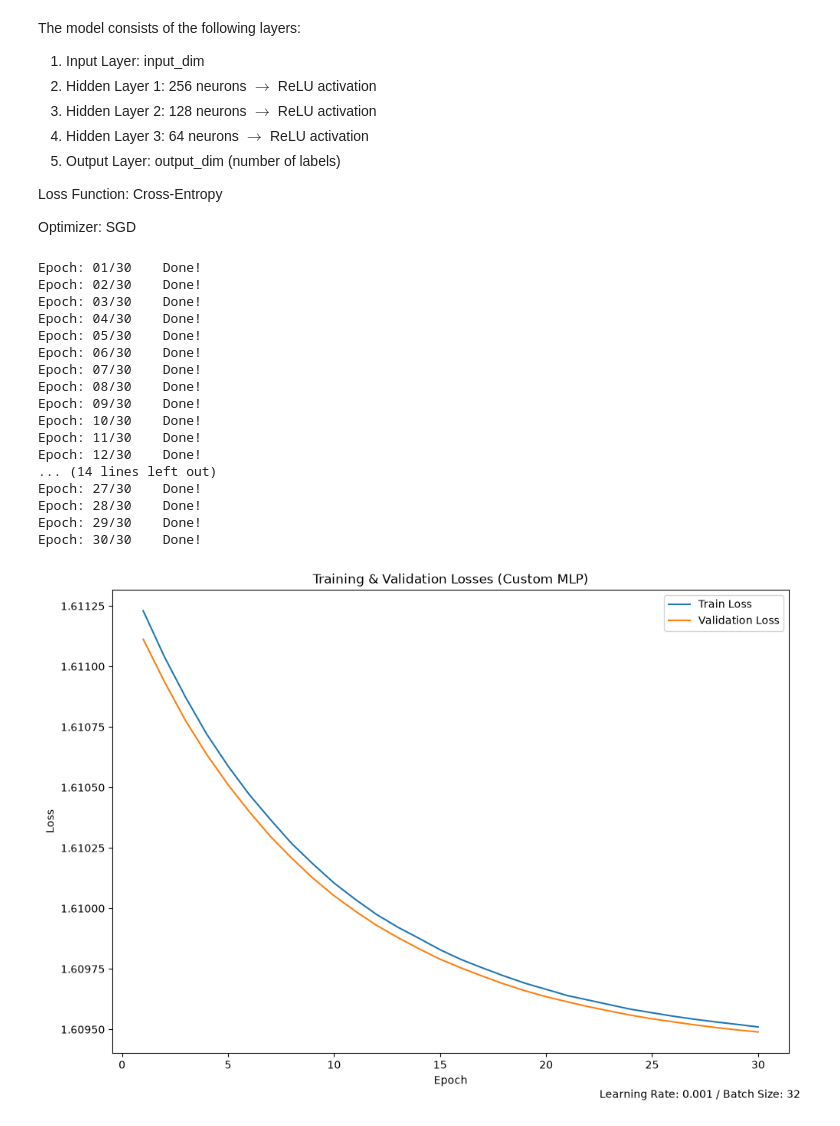
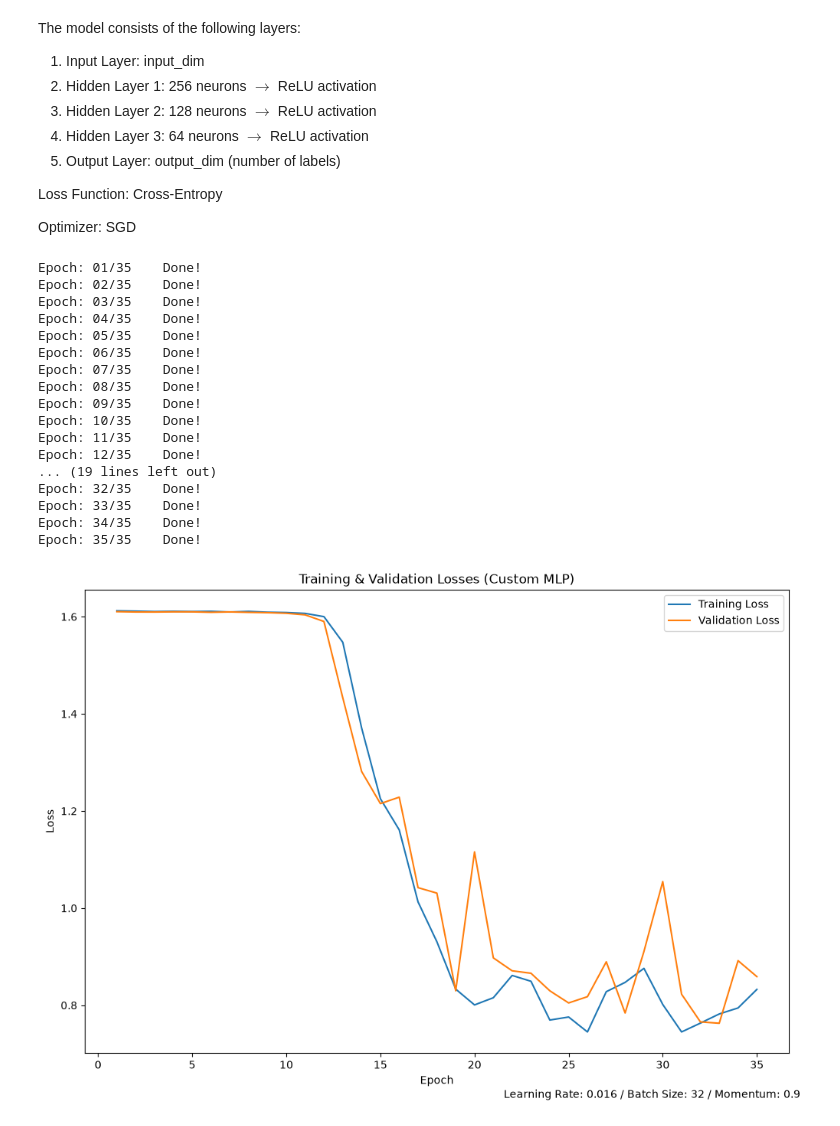
Before and after one commit to hotbox-works/News-Classification-Project, a Jupyter notebook: project1.ipynb, the cells around one changed output. Drawn from its saved outputs; the diff is of its cells as text; code cells hidden in the pictures.

```diff
--- a/project1.ipynb
+++ b/project1.ipynb
@@ -348,12 +350,15 @@ class CustomMLP(nn.Module):
         self.layers = nn.Sequential(
             nn.Linear(input_dim, 256),
             nn.ReLU(),
+            nn.Dropout(0.4),
 
             nn.Linear(256, 128),
             nn.ReLU(),
+            nn.Dropout(0.4),
 
             nn.Linear(128, 64),
             nn.ReLU(),
+            nn.Dropout(0.4),
 
             nn.Linear(64, output_dim)
         )
@@ -362,23 +367,29 @@ class CustomMLP(nn.Module):
         return self.layers(x)
 # %%
 # Constants & Hyperparameters
-MAX_EPOCH = 30
-LEARNING_RATE = 0.001
+MAX_EPOCH = 35
+LEARNING_RATE = 0.016
+
+MOMENTUM = 0.9
 # %%
 model = CustomMLP(a_train_tensor.shape[1], LABELS.shape[0]).to(DEVICE)
 
 criterion = nn.CrossEntropyLoss()
-optimizer = optim.SGD(model.parameters(), lr=LEARNING_RATE)
+optimizer = optim.SGD(model.parameters(), lr=LEARNING_RATE, momentum=MOMENTUM)
 # %%
-train_losses = []
+training_losses = []
 validation_losses = []
+
+training_accuracies = []
+validation_accuracies = []
 
 for epoch in range(MAX_EPOCH):
     print(f"Epoch: {epoch + 1:02}/{MAX_EPOCH}", end='')
     # Training
     model.train()
 
-    train_loss = 0  # compute the cumulative loss within an epoch
+    training_loss = 0  # compute the cumulative loss within an epoch
+    training_accuracy = 0
 
     for i, (x, y) in enumerate(a_train_loader):
         x = x.to(DEVICE, non_blocking=True)
@@ -393,15 +404,22 @@ for epoch in range(MAX_EPOCH):
         optimizer.step()
 
         # multiply by batch size to get the total loss for this batch
-        train_loss += loss.item() * x.size(0)
+        training_loss += loss.item() * x.size(0)
 
-    train_loss /= len(a_train_dataset)
-    train_losses.append(train_loss)
+        predictions = torch.argmax(logits, dim=1)
+        training_accuracy += (predictions == y).sum().item()
+
+    training_loss /= len(a_train_dataset)
+    training_accuracy /= len(a_train_dataset)
+
+    training_losses.append(training_loss)
+    training_accuracies.append(training_accuracy)
 
     # Validation
     model.eval()
 
     validation_loss = 0
+    validation_accuracy = 0
 
     with torch.inference_mode():
         for i, (x, y) in enumerate(a_validation_loader):
@@ -414,47 +432,52 @@ for epoch in range(MAX_EPOCH):
 
             validation_loss += loss.item() * x.size(0)
 
+            predictions = torch.argmax(logits, dim=1)
+            validation_accuracy += (predictions == y).sum().item()
+
     validation_loss /= len(a_validation_dataset)
+    validation_accuracy /= len(a_validation_dataset)
 
     validation_losses.append(validation_loss)
+    validation_accuracies.append(validation_accuracy)
 
     print("\tDone!")
 # %% [output]
-Epoch: 01/30    Done!
-Epoch: 02/30    Done!
-Epoch: 03/30    Done!
-Epoch: 04/30    Done!
-Epoch: 05/30    Done!
-Epoch: 06/30    Done!
-Epoch: 07/30    Done!
-Epoch: 08/30    Done!
-Epoch: 09/30    Done!
-Epoch: 10/30    Done!
-Epoch: 11/30    Done!
-Epoch: 12/30    Done!
-... (14 lines left out)
-Epoch: 27/30    Done!
-Epoch: 28/30    Done!
-Epoch: 29/30    Done!
-Epoch: 30/30    Done!
+Epoch: 01/35    Done!
+Epoch: 02/35    Done!
+Epoch: 03/35    Done!
+Epoch: 04/35    Done!
+Epoch: 05/35    Done!
+Epoch: 06/35    Done!
+Epoch: 07/35    Done!
+Epoch: 08/35    Done!
+Epoch: 09/35    Done!
+Epoch: 10/35    Done!
+Epoch: 11/35    Done!
+Epoch: 12/35    Done!
+... (19 lines left out)
+Epoch: 32/35    Done!
+Epoch: 33/35    Done!
+Epoch: 34/35    Done!
+Epoch: 35/35    Done!
 # %%
 plt.figure(figsize=(10, 7))
 
 EPOCHS = range(1, MAX_EPOCH + 1)
 
-plt.plot(EPOCHS, train_losses, label="Train Loss")
+plt.plot(EPOCHS, training_losses, label="Training Loss")
 plt.plot(EPOCHS, validation_losses, label="Validation Loss")
 
 plt.xlabel("Epoch")
 plt.ylabel("Loss")
 
 plt.title("Training & Validation Losses (Custom MLP)")
 
-plt.figtext(1, 0, f"Learning Rate: {LEARNING_RATE} / Batch Size: {BATCH_SIZE}", ha="right")
+plt.figtext(1, 0, f"Learning Rate: {LEARNING_RATE} / Batch Size: {BATCH_SIZE} / Momentum: {MOMENTUM}", ha="right")
 
 plt.legend()
 
 plt.tight_layout()
 plt.show()
 # %% [output]
-[figure, old version]
+[figure, new version]
```
Also changed, not shown: parts of 4 cells of this notebook.
